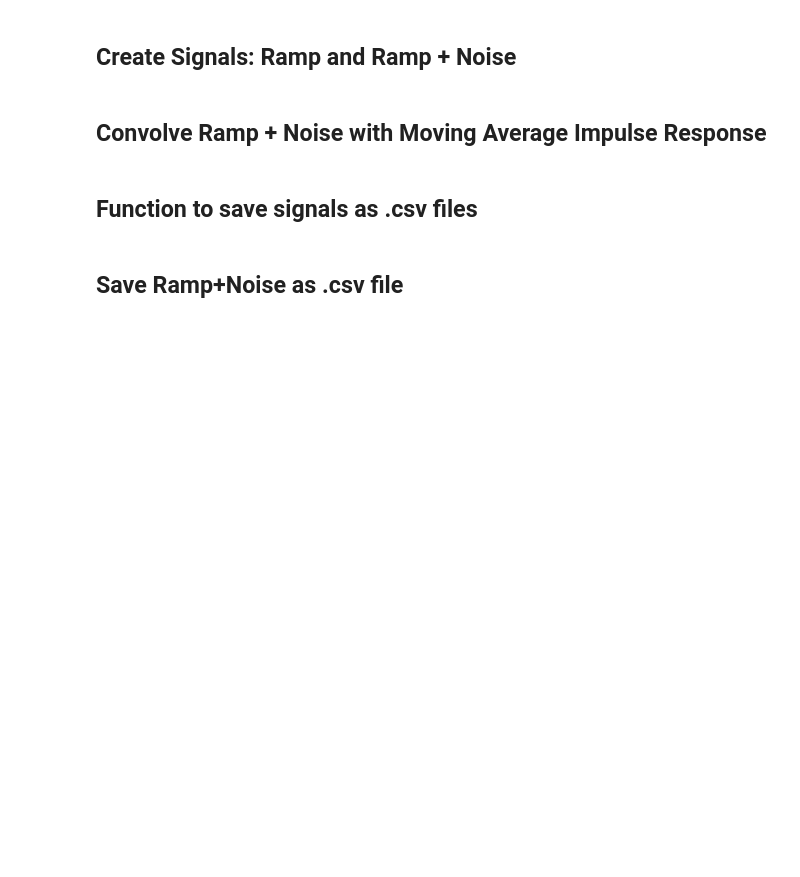
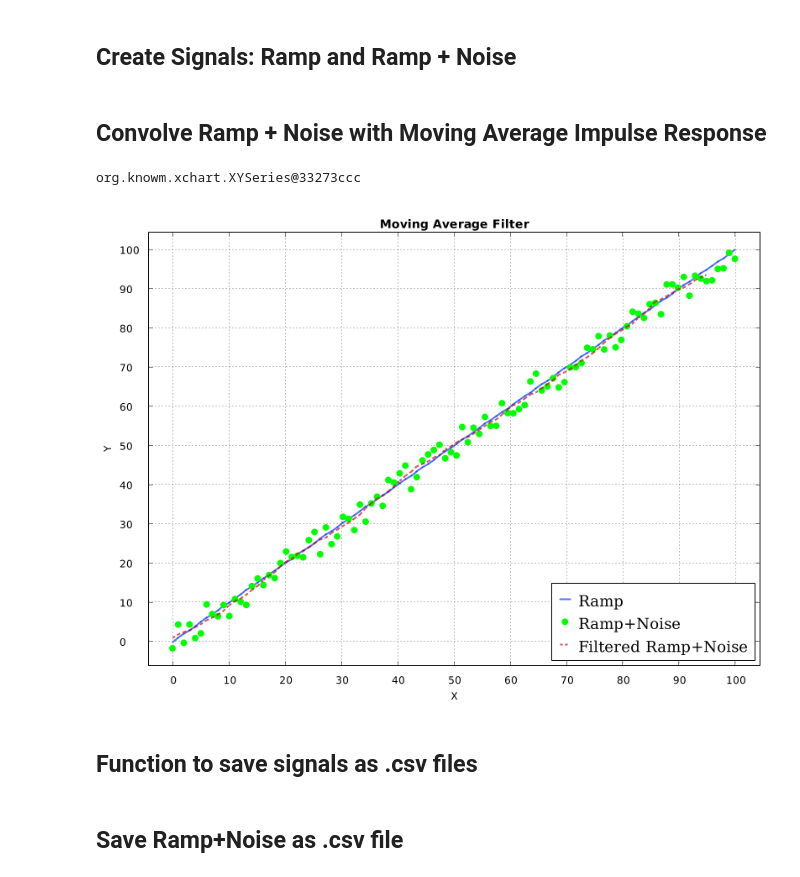
Before and after one commit to GuitarsAI/AlgorithmsRepo, a Jupyter notebook: MovingAverageJava.ipynb, the cells around one changed output. Drawn from its saved outputs; the diff is of its cells as text; code cells hidden in the pictures; blank space fills up the shorter version.

```diff
--- a/MovingAverageJava.ipynb
+++ b/MovingAverageJava.ipynb
@@ -90,6 +101,30 @@ for (int i = 0; i < x.length; i++) {
 ## Convolve Ramp + Noise with Moving Average Impulse Response
 # %%
 double[] x_noise_filtered = Convolution1D(x_noise, h, true)
+# %%
+// Create Chart
+XYChart chart = new XYChartBuilder().width(800).height(600).theme(ChartTheme.Matlab).title("Moving Average Filter").xAxisTitle("X").yAxisTitle("Y").build();
+chart.getStyler().setLegendFont(new Font(Font.SERIF, Font.PLAIN, 18));
+chart.getStyler().setLegendPosition(LegendPosition.InsideSE);
+chart.getStyler().setLegendSeriesLineLength(12);
+XYSeries series = chart.addSeries("Ramp", x, x);
+series.setLineColor(XChartSeriesColors.BLUE);
+series.setMarker(SeriesMarkers.NONE);
+series.setLineStyle(SeriesLines.SOLID);
+series = chart.addSeries("Ramp+Noise", x, x_noise);
+series.setMarker(SeriesMarkers.CIRCLE);
+series.setLineStyle(SeriesLines.NONE);
+series.setMarkerColor(Color.GREEN);
+XYSeries series = chart.addSeries("Filtered Ramp+Noise", Arrays.copyOfRange(x,0, x_noise_filtered.length), x_noise_filtered);
+series.setLineColor(XChartSeriesColors.RED);
+series.setMarker(SeriesMarkers.NONE);
+series.setLineStyle(SeriesLines.DASH_DASH);
+# %% [output]
+org.knowm.xchart.XYSeries@33273ccc
+# %%
+BitmapEncoder.getBufferedImage(chart);
+# %% [output]
+[figure, added]
 # %% [markdown]
 ## Function to save signals as .csv files
 # %%
```
Also changed, not shown: parts of 3 cells of this notebook.
